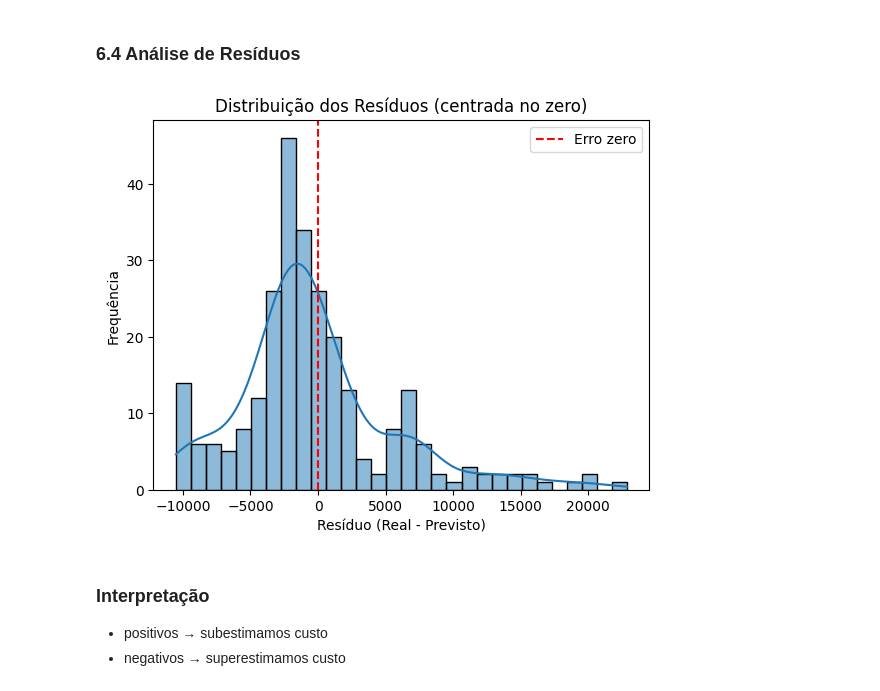
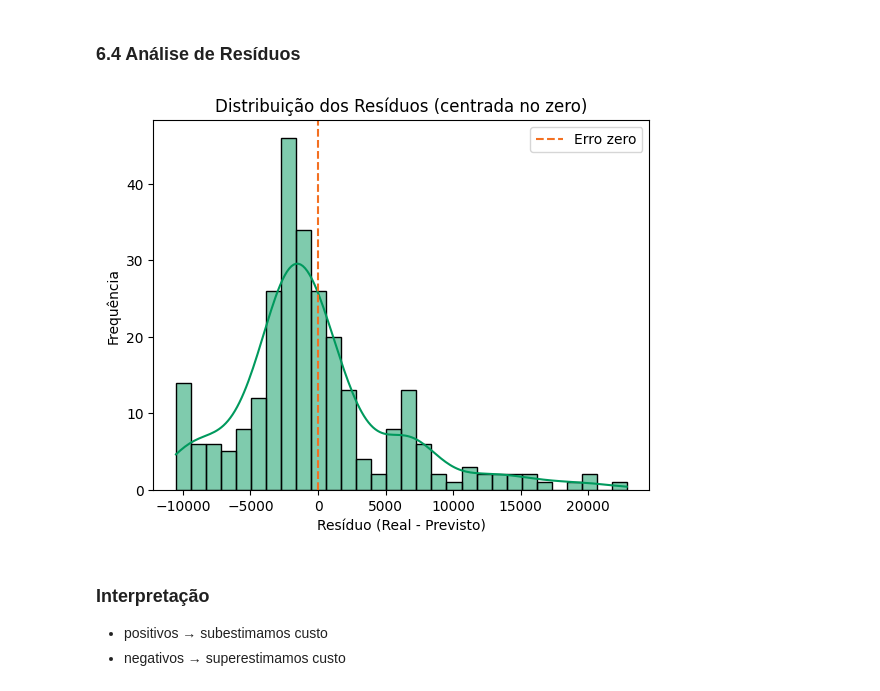
Before and after one commit to EduPekUfpr/PythonProject, a Jupyter notebook: LDS_LinearRegression_insurance.ipynb, the cells around one changed output. Drawn from its saved outputs; the diff is of its cells as text; code cells hidden in the pictures.

```diff
--- a/LDS_LinearRegression_insurance.ipynb
+++ b/LDS_LinearRegression_insurance.ipynb
@@ -264,18 +292,18 @@ fig.show()
 # %%
 residuals = y_test - y_pred
 
-sns.histplot(residuals, bins=30, kde=True)
+sns.histplot(residuals, bins=30, kde=True, color = "#00995D")
 
-plt.axvline(0, color='red', linestyle='--', label='Erro zero')
+plt.axvline(0, color='#F37021', linestyle='--', label='Erro zero')
 
 plt.title("Distribuição dos Resíduos (centrada no zero)")
 plt.xlabel("Resíduo (Real - Previsto)")
 plt.ylabel("Frequência")
 
 plt.legend()
 plt.show()
 # %% [output]
-[figure, old version]
+[figure, new version]
 # %% [markdown]
 ### Interpretação
 
```
Also changed, not shown: parts of 6 cells of this notebook.
